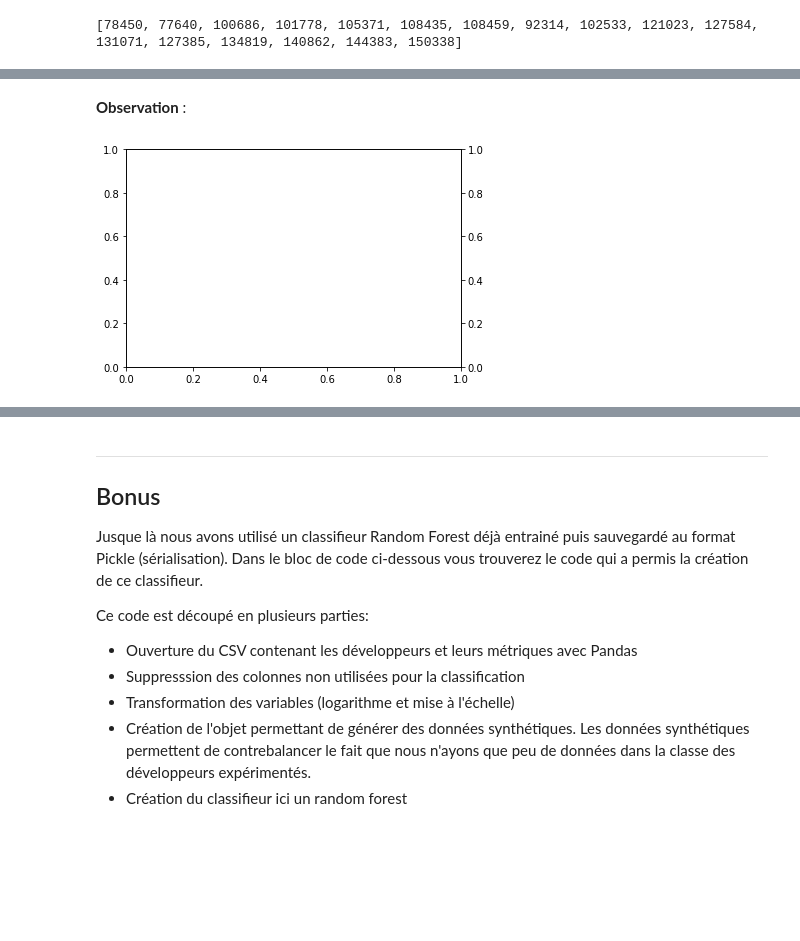
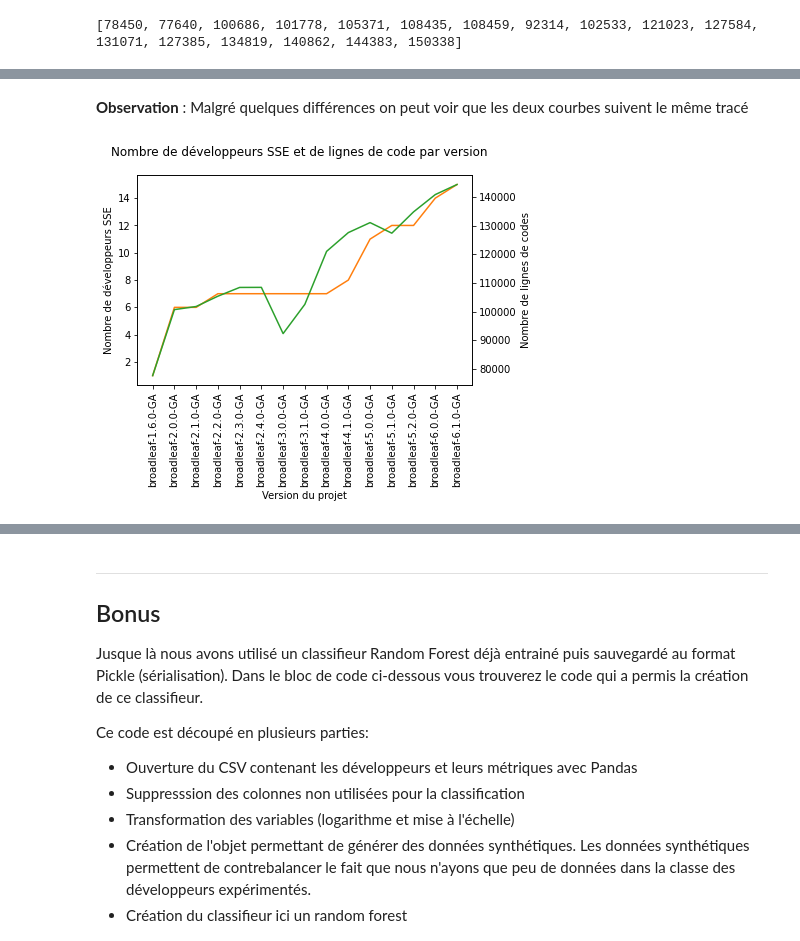
Before and after one commit to benjaminAd/IA-GL-TP-metrique-extraction-algo-predictifs-gestion-projet, a Jupyter notebook: developers_classification.ipynb, the cells around one changed output, grey strips where cells are left out. Saved outputs shown, nothing was run; the diff lists cells and outputs as text; code cells hidden in the pictures; blank space fills up the shorter version.

Commit message:
4) Tracé du graphique du nombre de développeurs SSE et nombre de lignes de code par version de BroadleafCommerce

```diff
--- a/developers_classification.ipynb
+++ b/developers_classification.ipynb
@@ -162,7 +162,7 @@ scale = MinMaxScaler(feature_range=(-1, 1))
 evolution = {}
 versions = []
 for file in sorted(os.listdir("." + os.sep + "metrics_by_dev")):
-    versions.append(file.split("_")[1].split("-")[1])
+    versions.append(file.split("_")[1])
     sse_dev = []
     nsse_dev = []
     df = pd.read_csv("." + os.sep + "metrics_by_dev" + os.sep + file)
@@ -218,17 +218,28 @@ L'objectif ici est de tracer à l'aide du package matplotlib ([documentation](ht
 ![Évolution du nombre de développeurs SSE vs LOC](plot_sse_vs_loc_by_version.png)
 
 En traçant cette figure vous devriez observer une particularité commune aux deux courbes, faite part de cette observation dans la case textutelle ci-desssous.
-# %% [markdown]
-**Observation** :
-# %%
-fig, ax1 = plt.subplots()
-
-#Création d'un deuxième axe Y
-ax2 = ax1.twinx()
-
-plt.show()
-# %% [output]
-[figure, removed]
+# %% [markdown]
+**Observation** :
+Malgré quelques différences on peut voir que les deux courbes suivent le même tracé
+# %%
+fig, ax1 = plt.subplots()
+#Création d'un deuxième axe Y
+ax2 = ax1.twinx()
+del loc_by_versions[0]
+del loc_by_versions[len(loc_by_versions) - 1]
+fig.suptitle("Nombre de développeurs SSE et de lignes de code par version")
+ax1.plot(versions, dict_classified_dev["SSE"],'tab:orange')
+ax2.plot(versions, loc_by_versions,'tab:green')
+for tick in ax1.get_xticklabels():
+    tick.set_rotation(90)
+ax1.set_ylabel("Nombre de développeurs SSE")
+ax2.set_ylabel("Nombre de lignes de codes")
+ax2.set_xlabel("Version du projet")
+ax1.set_xlabel("Version du projet")
+plt.subplots_adjust(bottom=0.15)
+plt.show()
+# %% [output]
+[figure, added]
 # %% [markdown]
 ## 5) Création d'un estimateur du nombre de développeurs expérimentés en fonction de la taille du projet (LoC)
 
```
Also changed, not shown: parts of 1 cell of this notebook.
